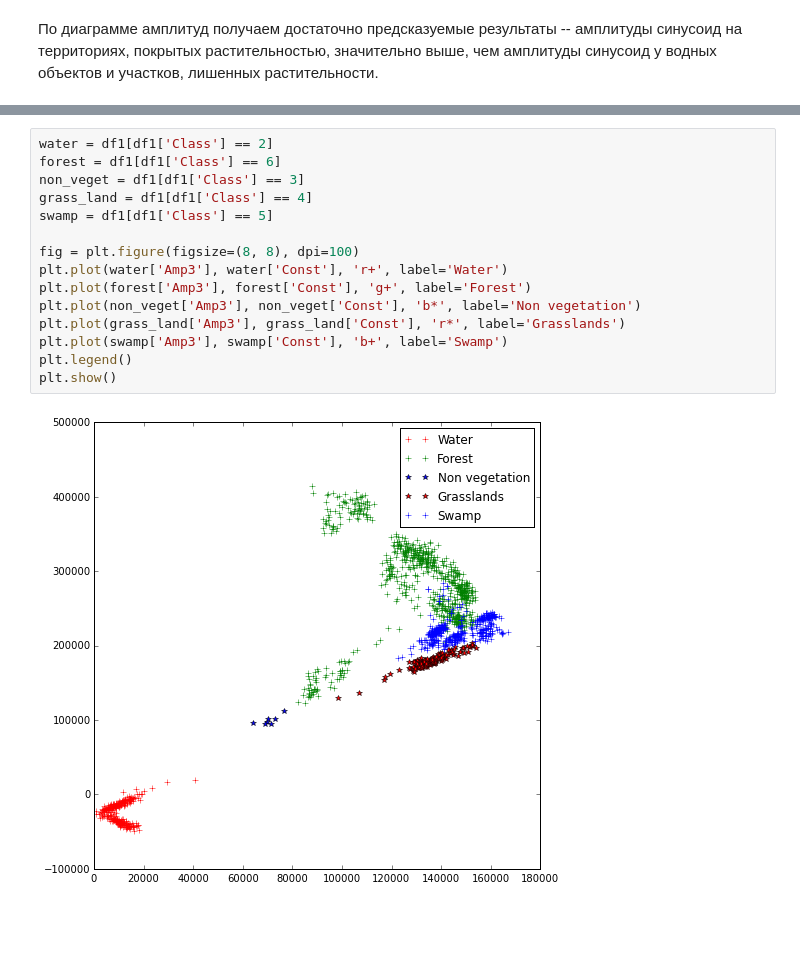
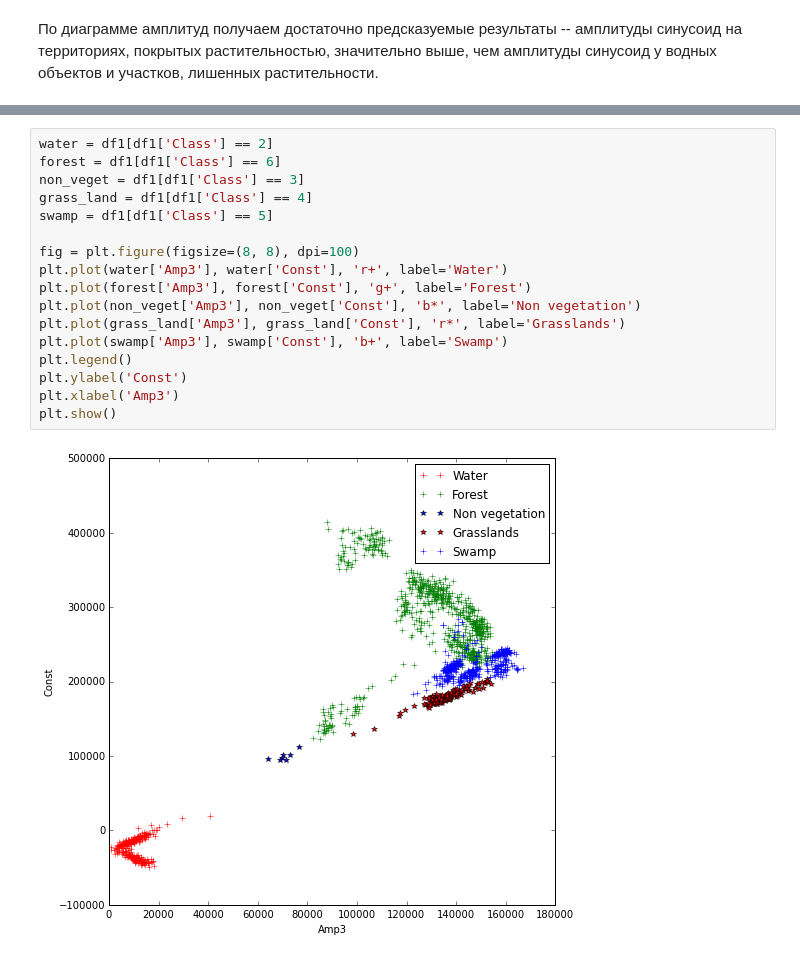
Before and after one commit to KolesovDmitry/remote_sensing, a Jupyter notebook: FFT_NDVI_Segmentation_GRASS.ipynb, the cells around one changed output, grey strips where cells are left out. Cells and saved outputs as stored; diff of their text form; blank space fills up the shorter version.

```diff
--- a/FFT_NDVI_Segmentation_GRASS.ipynb
+++ b/FFT_NDVI_Segmentation_GRASS.ipynb
@@ -529,19 +529,21 @@ df1.boxplot(column='Amp3', by='Names')
 # %%
 water = df1[df1['Class'] == 2]
 forest = df1[df1['Class'] == 6]
 non_veget = df1[df1['Class'] == 3]
 grass_land = df1[df1['Class'] == 4]
 swamp = df1[df1['Class'] == 5]
 
 fig = plt.figure(figsize=(8, 8), dpi=100)
 plt.plot(water['Amp3'], water['Const'], 'r+', label='Water')
 plt.plot(forest['Amp3'], forest['Const'], 'g+', label='Forest')
 plt.plot(non_veget['Amp3'], non_veget['Const'], 'b*', label='Non vegetation')
 plt.plot(grass_land['Amp3'], grass_land['Const'], 'r*', label='Grasslands')
 plt.plot(swamp['Amp3'], swamp['Const'], 'b+', label='Swamp')
 plt.legend()
+plt.ylabel('Const')
+plt.xlabel('Amp3')
 plt.show()
 # %% [output]
-[figure, old version]
+[figure, new version]
 # %% [markdown]
 Дополнительно к тому, что мы уже узнали ранее, из диаграммы видим:
```
Also changed, not shown: parts of 15 cells of this notebook.
